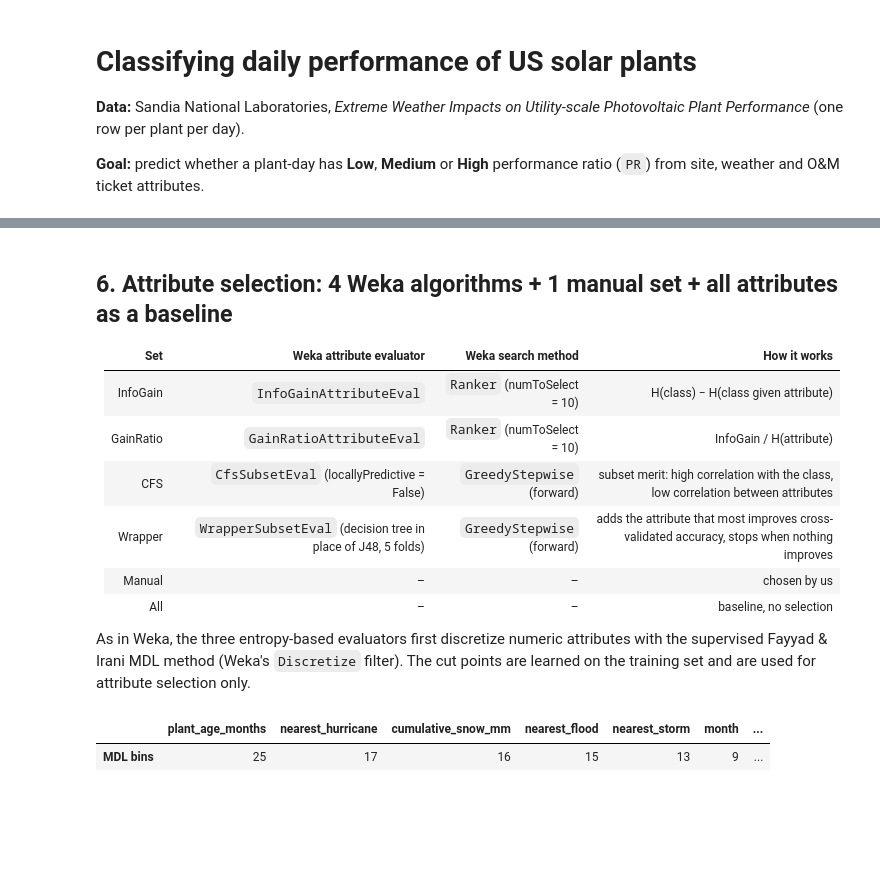
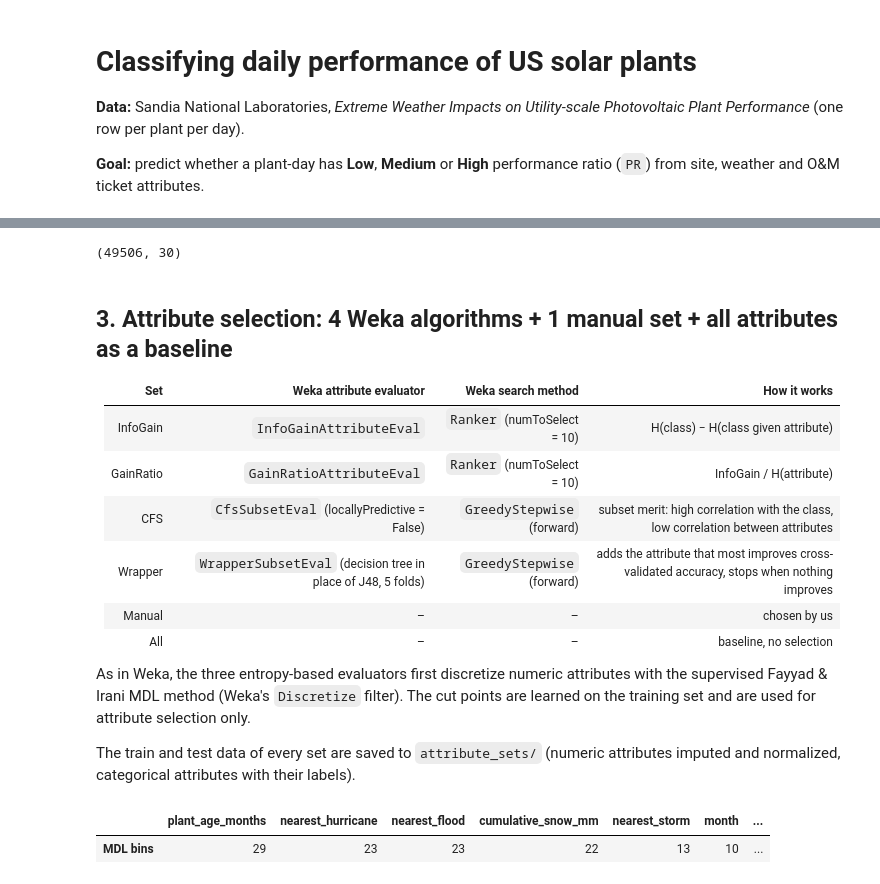
Before and after one commit to ilikecheezits/ml-q1, a Jupyter notebook: pv_performance_classifier.ipynb, the cells around one changed output, grey strips where cells are left out. Drawn from its saved outputs; the diff is of its cells as text; code cells hidden in the pictures; blank space fills up the shorter version.

```diff
--- a/pv_performance_classifier.ipynb
+++ b/pv_performance_classifier.ipynb
@@ -283,8 +29,0 @@ pd.concat({c: attribute_bins(c) for c in numeric})
-# %%
-y = pd.cut(df.PR, EDGES, labels=False, include_lowest=True).rename("class")
-X = df.drop(columns=["randid", "Date", "PR"]).assign(month=df.Date.dt.month)
-
-categorical = X.select_dtypes(exclude="number").columns
-X[categorical] = X[categorical].fillna("None").apply(lambda s: s.astype("category").cat.codes)
-
-print(X.shape)
@@ -295,6 +29,0 @@ print(X.shape)
-# %%
-X_train, X_test, y_train, y_test = train_test_split(X, y, test_size=0.3, stratify=y, random_state=SEED)
-
-split = pd.DataFrame({"train": y_train.value_counts(sort=False), "test": y_test.value_counts(sort=False)}).sort_index()
-split.index = CLASSES
-split.assign(**{"train_%": split.train / split.train.sum() * 100, "test_%": split.test / split.test.sum() * 100})
@@ -314,5 +37,31 @@ X_train, X_test = prepare(X_train), prepare(X_test)
+# %%
+class_codes = {c: i for i, c in enumerate(CLASSES)}
+y_train, y_test = train.PR_class.map(class_codes).rename("class"), test.PR_class.map(class_codes).rename("class")
+
+def attributes(data):
+    return data.drop(columns=["randid", "Date", "PR_class"]).assign(month=data.Date.dt.month)
+
+A_train, A_test = attributes(train), attributes(test)
+categorical = A_train.select_dtypes(exclude="number").columns
+A_train[categorical], A_test[categorical] = A_train[categorical].fillna("None"), A_test[categorical].fillna("None")
+categories = {c: sorted(A_train[c].unique()) for c in categorical}
+
+def encode(data):
+    return data.assign(**{c: pd.Categorical(data[c], categories[c]).codes for c in categorical})
+
+imputer = SimpleImputer(strategy="median").fit(encode(A_train))
+scaler = MinMaxScaler().fit(imputer.transform(encode(A_train)))
+
+def prepare(data):
+    data = encode(data)
+    return pd.DataFrame(scaler.transform(imputer.transform(data)), columns=data.columns, index=data.index)
+
+X_train, X_test = prepare(A_train), prepare(A_test)
+print(X_train.shape, X_test.shape)
+# %% [output]
+(49506, 30)
 # %% [markdown]
-## 6. Attribute selection: 4 Weka algorithms + 1 manual set + all attributes as a baseline
+## 3. Attribute selection: 4 Weka algorithms + 1 manual set + all attributes as a baseline
 
 | Set | Weka attribute evaluator | Weka search method | How it works |
 |---|---|---|---|
@@ -324,6 +73,8 @@ X_train, X_test = prepare(X_train), prepare(X_test)
 | All | – | – | baseline, no selection |
 
 As in Weka, the three entropy-based evaluators first discretize numeric attributes with the supervised Fayyad & Irani MDL method (Weka's `Discretize` filter). The cut points are learned on the training set and are used for attribute selection only.
+
+The train and test data of every set are saved to `attribute_sets/` (numeric attributes imputed and normalized, categorical attributes with their labels).
 # %%
 def entropy(counts):
     p = counts / counts.sum(axis=-1, keepdims=True)
@@ -336,36 +87,36 @@ def mdl_cut_points(x, y):
     def split(lo, hi):
         n = hi - lo
         total = onehot[lo:hi].sum(axis=0)
         left = onehot[lo:hi].cumsum(axis=0)[:-1]
         right = total - left
         n_left = np.arange(1, n)
         h_left, h_right = entropy(left), entropy(right)
         h_split = (n_left * h_left + (n - n_left) * h_right) / n
         h_split[x[lo + 1:hi] == x[lo:hi - 1]] = np.inf
         i = h_split.argmin()
         if np.isinf(h_split[i]):
             return []
         h = entropy(total)
         k, k_left, k_right = (total > 0).sum(), (left[i] > 0).sum(), (right[i] > 0).sum()
         delta = np.log2(3 ** k - 2) - (k * h - k_left * h_left[i] - k_right * h_right[i])
         if h - h_split[i] <= (np.log2(n - 1) + delta) / n:
             return []
         cut = lo + i + 1
         return split(lo, cut) + [(x[cut - 1] + x[cut]) / 2] + split(cut, hi)
 
     return split(0, len(x))
 
-numeric = X.columns.difference(categorical)
+numeric = X_train.columns.difference(categorical)
 cut_points = {c: mdl_cut_points(X_train[c].to_numpy(), y_train.to_numpy()) for c in numeric}
 
 D_train = X_train.copy()
 for c in numeric:
     D_train[c] = np.digitize(X_train[c], cut_points[c])
 
 pd.Series({c: len(cuts) + 1 for c, cuts in cut_points.items()}, name="MDL bins").sort_values(ascending=False).to_frame().T
 # %% [output]
-|  | plant_age_months | nearest_hurricane | cumulative_snow_mm | nearest_flood | nearest_storm | month | ... |
-| MDL bins | 25 | 17 | 16 | 15 | 13 | 9 | ... |
+|  | plant_age_months | nearest_hurricane | nearest_flood | cumulative_snow_mm | nearest_storm | month | ... |
+| MDL bins | 29 | 23 | 23 | 22 | 13 | 10 | ... |
 # %%
 def info_gain(a, b):
     table = pd.crosstab(a, b).to_numpy()
```
Also changed, not shown: parts of 37 cells of this notebook, 16 other files.
